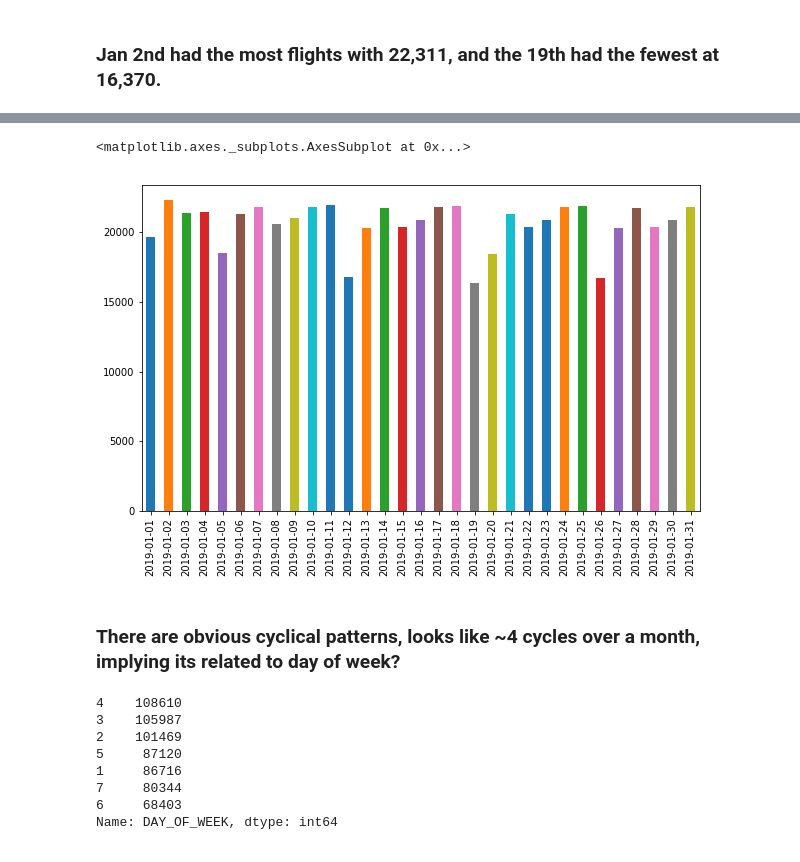
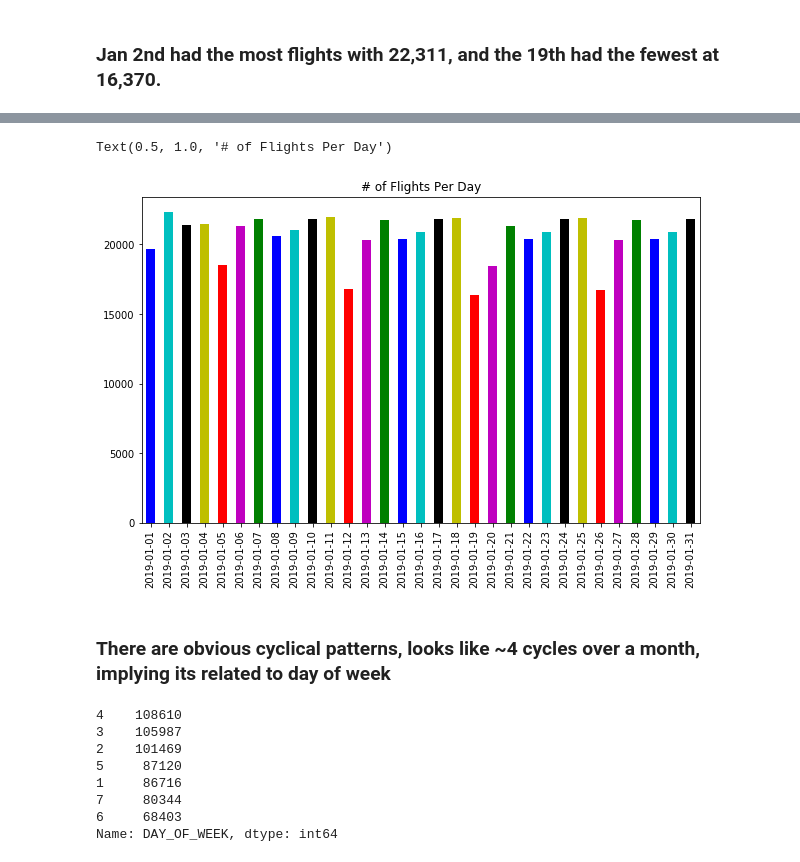
Before and after one commit to mattkeeran/GTRI_ICL_Datasets, a Jupyter notebook: Ontime Flight Data for January.ipynb, the cells around one changed output, grey strips where cells are left out. Saved outputs shown, nothing was run; the diff lists cells and outputs as text; code cells hidden in the pictures.

```diff
--- a/Ontime Flight Data for January.ipynb
+++ b/Ontime Flight Data for January.ipynb
@@ -362,9 +402,8 @@ len(data[(data['CARRIER_DELAY'] == 0) & (data['WEATHER_DELAY'] == 0.0) & (data['
 ---
 ## Creating a Datetime Index
 # %%
-data_date = data.set_index('FL_DATE')
-data = []
-data_date.index
+data = data.set_index('FL_DATE')
+data.index
 # %% [output]
 Index(['2019-01-19', '2019-01-20', '2019-01-21', '2019-01-22', '2019-01-23',
        '2019-01-24', '2019-01-25', '2019-01-26', '2019-01-27', '2019-01-28',
@@ -428 +522,5 @@ len(data_date[data_date['DEP_DELAY'] >= 15])
+# %%
+data['Timezone'] = []
+for
+place, (lat, lng) = g.geocode('Singapore')
 # %%
@@ -639,11 +756,14 @@ Name: FL_DATE, dtype: int64
 # %%
-ax = data['FL_DATE'].value_counts().sort_index().plot.bar(figsize=(10,6))
+# {'b', 'g', 'r', 'c', 'm', 'y', 'k', 'w'}
+from itertools import cycle, islice
+my_colors = list(islice(cycle(['b', 'c', 'k', 'y', 'r', 'm', 'g']), None, len(data)))
+ax = data.index.value_counts().sort_index().plot.bar(figsize=(10,6),color=my_colors)
 ax.set_title('# of Flights Per Day')
 # %% [output]
-<matplotlib.axes._subplots.AxesSubplot at 0x...>
+Text(0.5, 1.0, '# of Flights Per Day')
-[figure, old version]
+[figure, new version]
 # %% [markdown]
-### There are obvious cyclical patterns, looks like ~4 cycles over a month, implying its related to day of week?
+### There are obvious cyclical patterns, looks like ~4 cycles over a month, implying its related to day of week
 # %%
 data['DAY_OF_WEEK'].value_counts()
 # %% [output]
```
Also changed, not shown: parts of 84 cells of this notebook, 33 other files.
